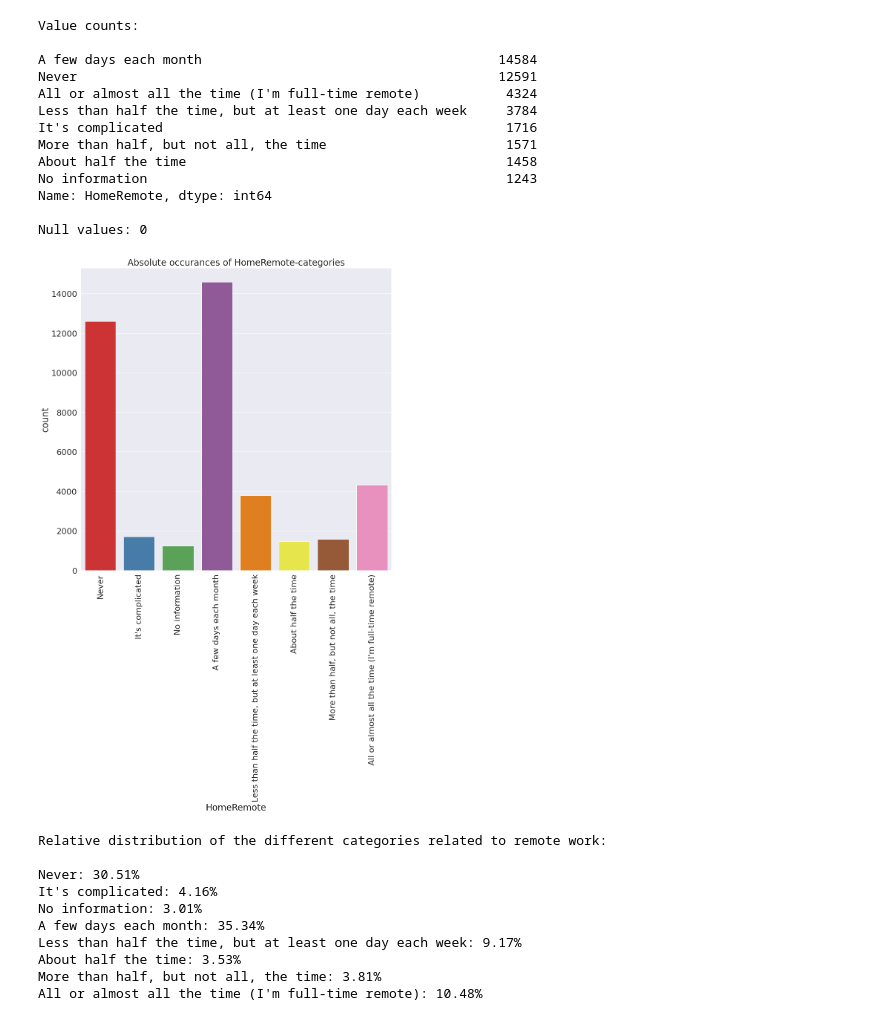
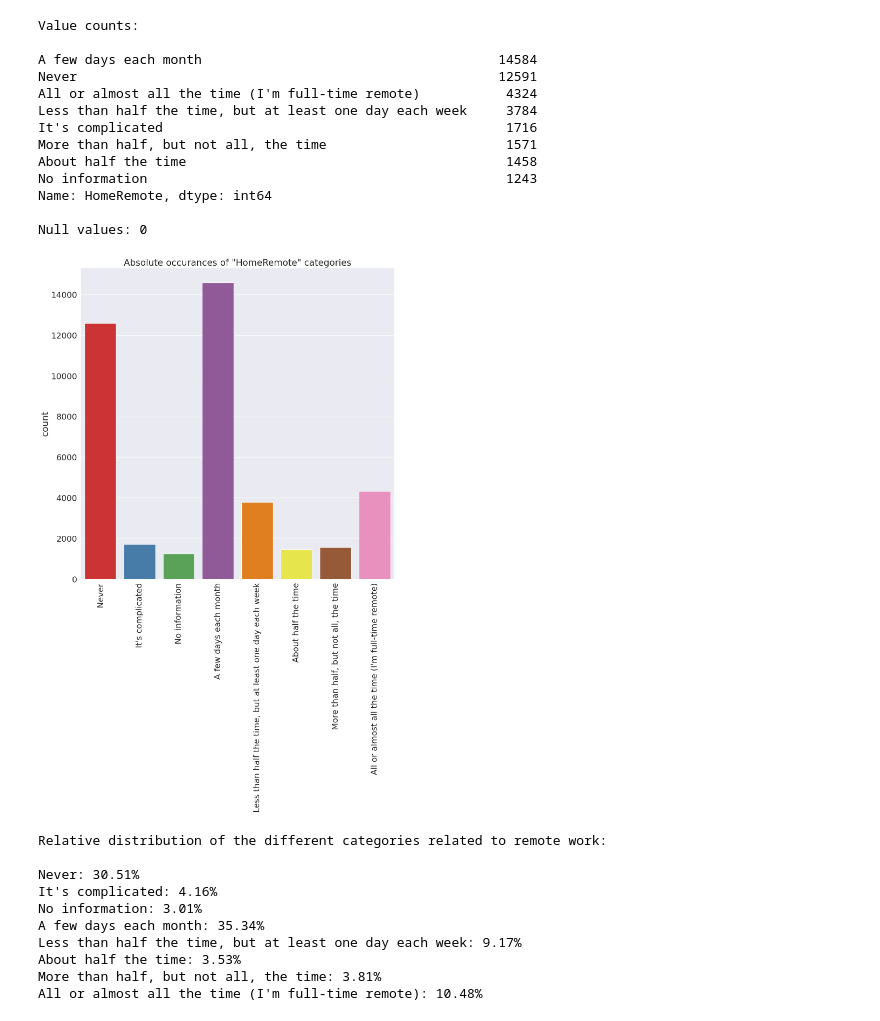
Before and after one commit to Martin-1997/remote_work_analysis, a Jupyter notebook: data_analysis.ipynb, the cells around one changed output. Cells and saved outputs as stored; diff of their text form; code cells hidden in the pictures.

```diff
--- a/data_analysis.ipynb
+++ b/data_analysis.ipynb
@@ -281,35 +277,36 @@ Name: HomeRemote, dtype: int64
 
 Null values: 0
 # %%
-# ... create a bar chart to visualize the frequency of the categories
 def bar_plot_cats(column, title, cat_labels=None, hue = None):
-  """
-  This function plots a bar chart showing the occurances of certain categories in a categorical column.
+    """
+    This function plots a bar chart showing the occurances of certain categories in a categorical column.
 
-  Arguments:
+    Arguments:
     column: A Pandas dataframe column or a Pandas series
     title: A title which is going to printed above the chart
     cat_labels: A string list of the category labels in the desired sequence - Can be empty, in this case the default order is used
     hue: If the column is part of a dataframe, a hue column from that same dataframe can be specified - Can be empty, in this case no hue is applied
 
-  Returns:
+    Returns:
     None
 
-  """
-  sns.set_palette("Set1")
-  plot = sns.countplot(x = column, order = cat_labels, hue=hue) #  color='blue',
-  plot.set_title(title)
-  # Set the order manually by providing the string list of the categories
-  if cat_labels != None:
-    dummy_var = plot.set_xticklabels(labels = cat_labels, rotation=90)
-
-
-bar_plot_cats(title = 'Absolute occurances of HomeRemote-categories',
-  cat_labels   = homeRemote_cat_strings,
-  column = df_working["HomeRemote"]
-)
+    """
+    sns.set_palette("Set1")
+    plot = sns.countplot(x = column, order = cat_labels, hue=hue) #  color='blue',
+    # plot = sns.countplot(order = cat_labels, hue=hue)
+    plot.set_title(title)
+    # Do not display the name for the x-axis
+    plot.set(xlabel=None)
+    # Set the order manually by providing the string list of the categories
+    if cat_labels != None:
+        dummy_var = plot.set_xticklabels(labels = cat_labels, rotation=90)
-# %% [output]
-[figure, removed]
+# %%
+bar_plot_cats(title = 'Absolute occurances of "HomeRemote" categories',
+  cat_labels   = homeRemote_cat_strings,
+  column = df_working["HomeRemote"]
+)
+# %% [output]
+[figure, added]
 # %%
 print("Relative distribution of the different categories related to remote work: \n" )
 for category in homeRemote_cat_strings:
```
Also changed, not shown: parts of 11 cells of this notebook, 2 other files.
